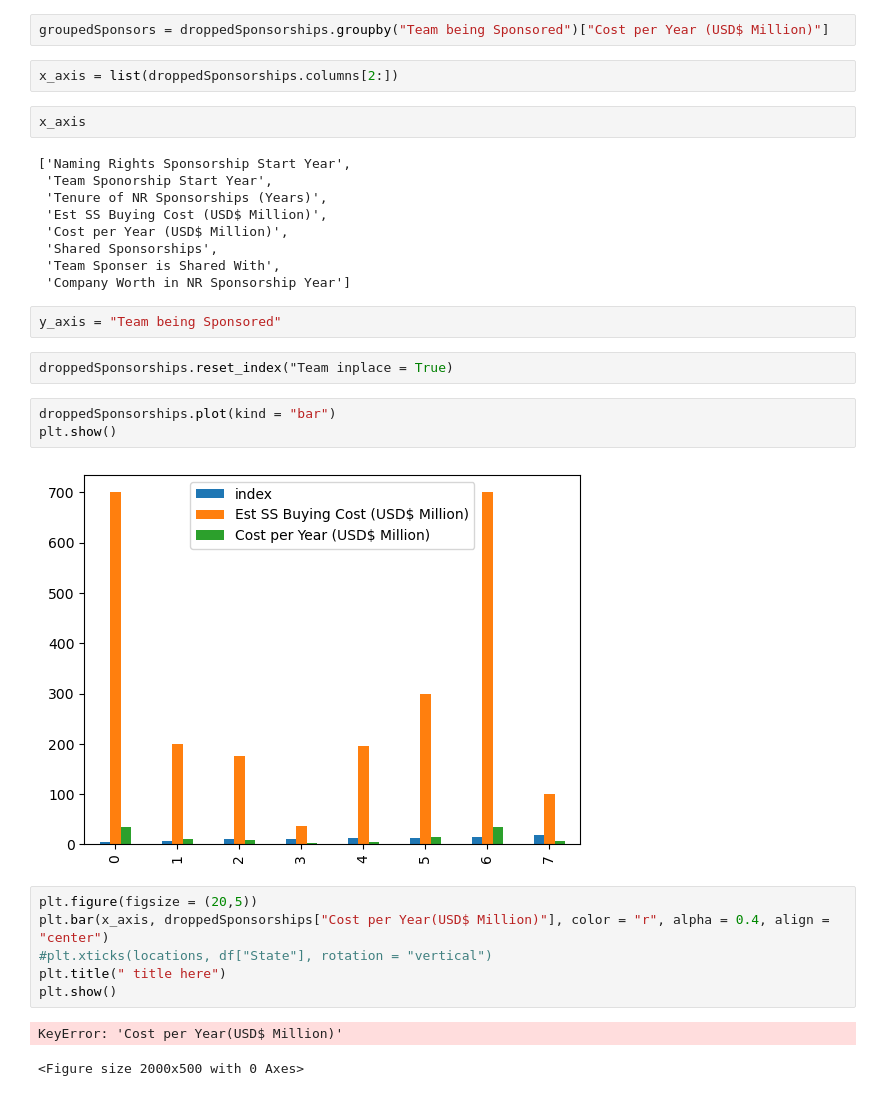
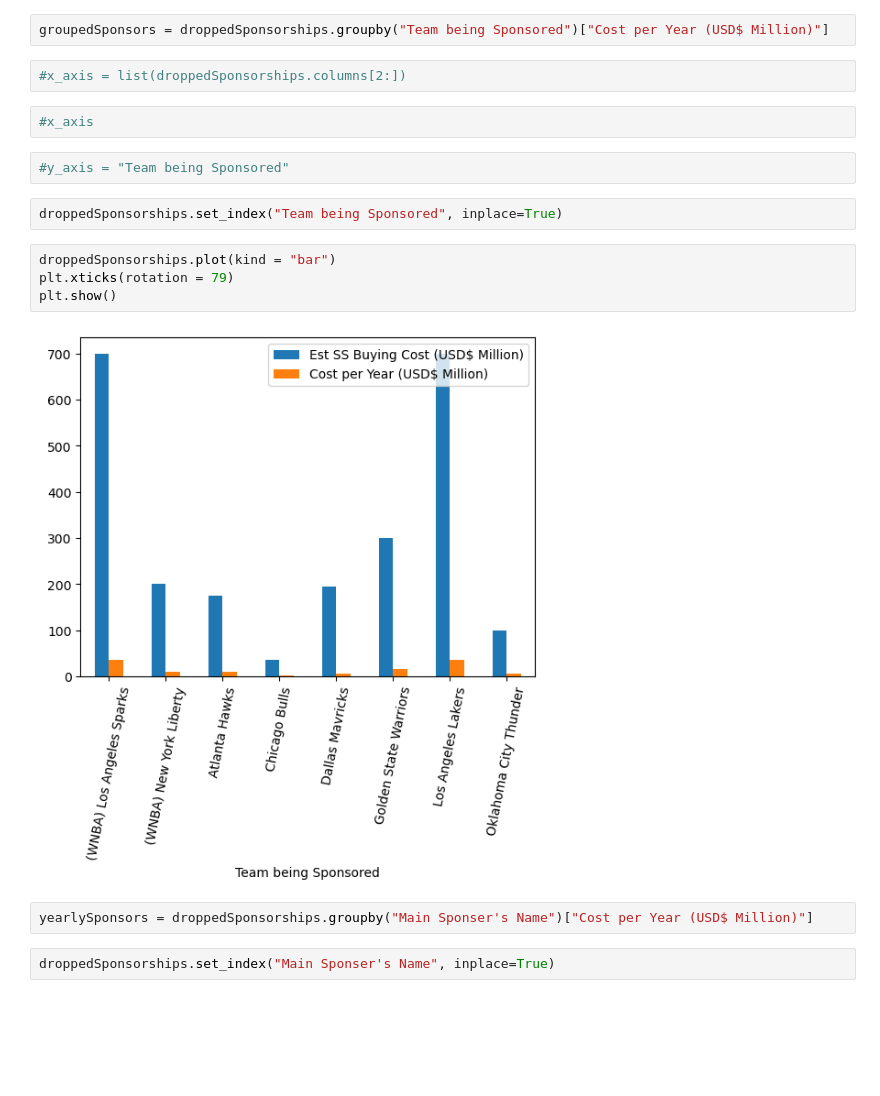
Before and after one commit to Hensonkk/NBA-VS-WNBA, a Jupyter notebook: NBACSVTEST.ipynb, the cells around one changed output. Cells and saved outputs as stored; diff of their text form; blank space fills up the shorter version.

Commit message:
Add files via upload
Corrected the bar chart's output so the team names are centered correctly. Contains attempt at creating a pie chart.

```diff
--- a/NBACSVTEST.ipynb
+++ b/NBACSVTEST.ipynb
@@ -61,33 +61,20 @@ Index(['Team being Sponsored', 'Main Sponser's Name',
 # %%
 groupedSponsors = droppedSponsorships.groupby("Team being Sponsored")["Cost per Year (USD$ Million)"]
 # %%
-x_axis = list(droppedSponsorships.columns[2:])
+#x_axis = list(droppedSponsorships.columns[2:])
 # %%
-x_axis
+#x_axis
-# %% [output]
-['Naming Rights Sponsorship Start Year',
- 'Team Sponorship Start Year',
- 'Tenure of NR Sponsorships (Years)',
- 'Est SS Buying Cost (USD$ Million)',
- 'Cost per Year (USD$ Million)',
- 'Shared Sponsorships',
- 'Team Sponser is Shared With',
- 'Company Worth in NR Sponsorship Year']
 # %%
-y_axis = "Team being Sponsored"
+#y_axis = "Team being Sponsored"
-# %%
-droppedSponsorships.reset_index("Team inplace = True)
+# %%
+droppedSponsorships.set_index("Team being Sponsored", inplace=True)
 # %%
 droppedSponsorships.plot(kind = "bar")
+plt.xticks(rotation = 79)
 plt.show()
 # %% [output]
-[figure, old version]
+[figure, new version]
 # %%
-plt.figure(figsize = (20,5))
-plt.bar(x_axis, droppedSponsorships["Cost per Year(USD$ Million)"], color = "r", alpha = 0.4, align = "center")
-#plt.xticks(locations, df["State"], rotation = "vertical")
-plt.title(" title here")
-plt.show()
+yearlySponsors = droppedSponsorships.groupby("Main Sponser's Name")["Cost per Year (USD$ Million)"]
-# %% [output]
-KeyError: 'Cost per Year(USD$ Million)'
-<Figure size 2000x500 with 0 Axes>
+# %%
+droppedSponsorships.set_index("Main Sponser's Name", inplace=True)
```
Also changed, not shown: parts of 1 cell of this notebook.
